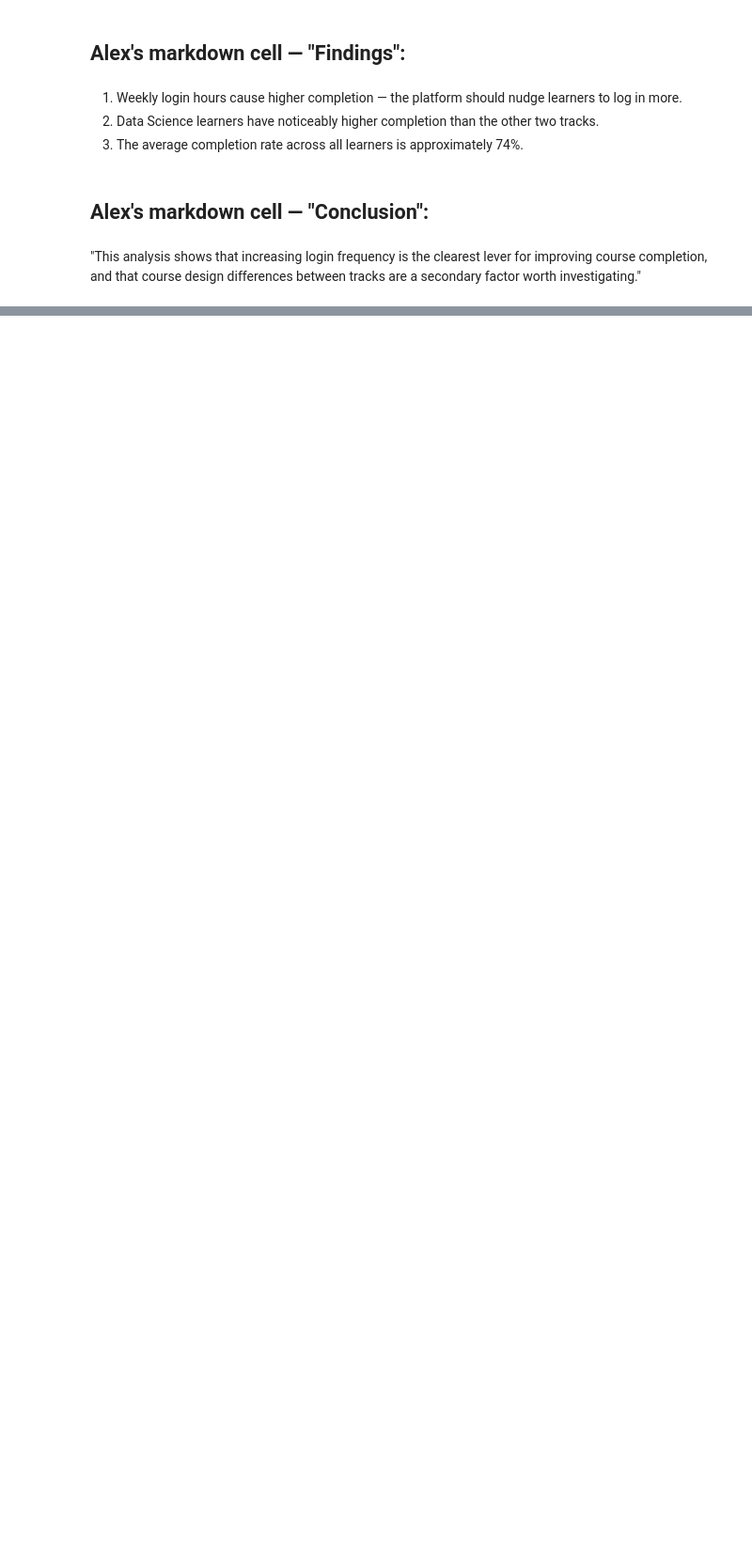
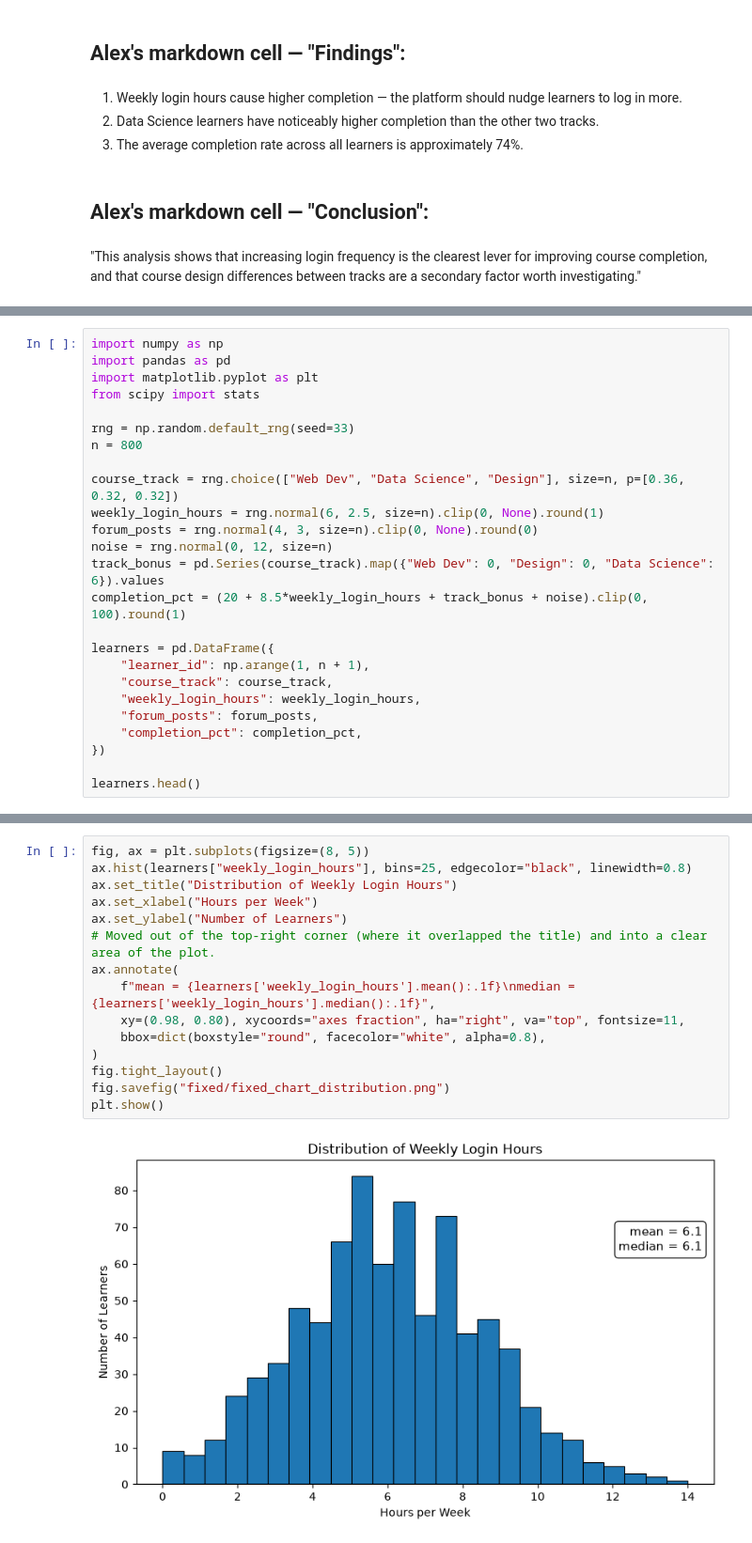
Before and after one commit to Timothious-arhamsoft/DailyTask, a Jupyter notebook: Task24/Alex_notebook.ipynb, the cells around one changed output, grey strips where cells are left out. Shown at 94% size. Saved outputs shown, nothing was run; the diff lists cells and outputs as text; blank space fills up the shorter version.

```diff
--- a/Task24/Alex_notebook.ipynb
+++ b/Task24/Alex_notebook.ipynb
@@ -90,0 +181,25 @@ plt.show()
+# %%
+import numpy as np
+import pandas as pd
+import matplotlib.pyplot as plt
+from scipy import stats
+
+rng = np.random.default_rng(seed=33)
+n = 800
+
+course_track = rng.choice(["Web Dev", "Data Science", "Design"], size=n, p=[0.36, 0.32, 0.32])
+weekly_login_hours = rng.normal(6, 2.5, size=n).clip(0, None).round(1)
+forum_posts = rng.normal(4, 3, size=n).clip(0, None).round(0)
+noise = rng.normal(0, 12, size=n)
+track_bonus = pd.Series(course_track).map({"Web Dev": 0, "Design": 0, "Data Science": 6}).values
+completion_pct = (20 + 8.5*weekly_login_hours + track_bonus + noise).clip(0, 100).round(1)
+
+learners = pd.DataFrame({
+    "learner_id": np.arange(1, n + 1),
+    "course_track": course_track,
+    "weekly_login_hours": weekly_login_hours,
+    "forum_posts": forum_posts,
+    "completion_pct": completion_pct,
+})
+
+learners.head()
@@ -90,0 +325,17 @@ plt.show()
+# %%
+fig, ax = plt.subplots(figsize=(8, 5))
+ax.hist(learners["weekly_login_hours"], bins=25, edgecolor="black", linewidth=0.8)
+ax.set_title("Distribution of Weekly Login Hours")
+ax.set_xlabel("Hours per Week")
+ax.set_ylabel("Number of Learners")
+# Moved out of the top-right corner (where it overlapped the title) and into a clear area of the plot.
+ax.annotate(
+    f"mean = {learners['weekly_login_hours'].mean():.1f}\nmedian = {learners['weekly_login_hours'].median():.1f}",
+    xy=(0.98, 0.80), xycoords="axes fraction", ha="right", va="top", fontsize=11,
+    bbox=dict(boxstyle="round", facecolor="white", alpha=0.8),
+)
+fig.tight_layout()
+fig.savefig("fixed/fixed_chart_distribution.png")
+plt.show()
+# %% [output]
+[figure, added]
```
Also changed, not shown: parts of 33 cells of this notebook, 2 other files.
